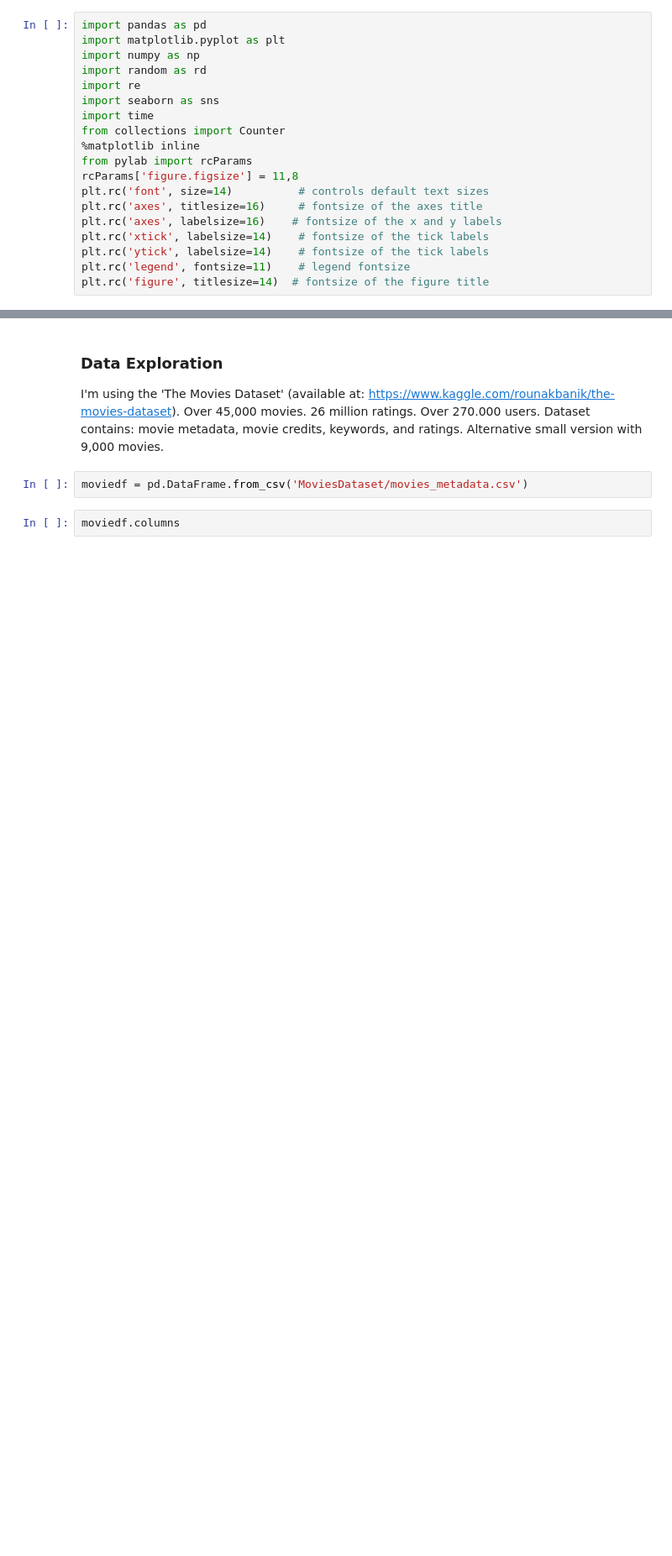
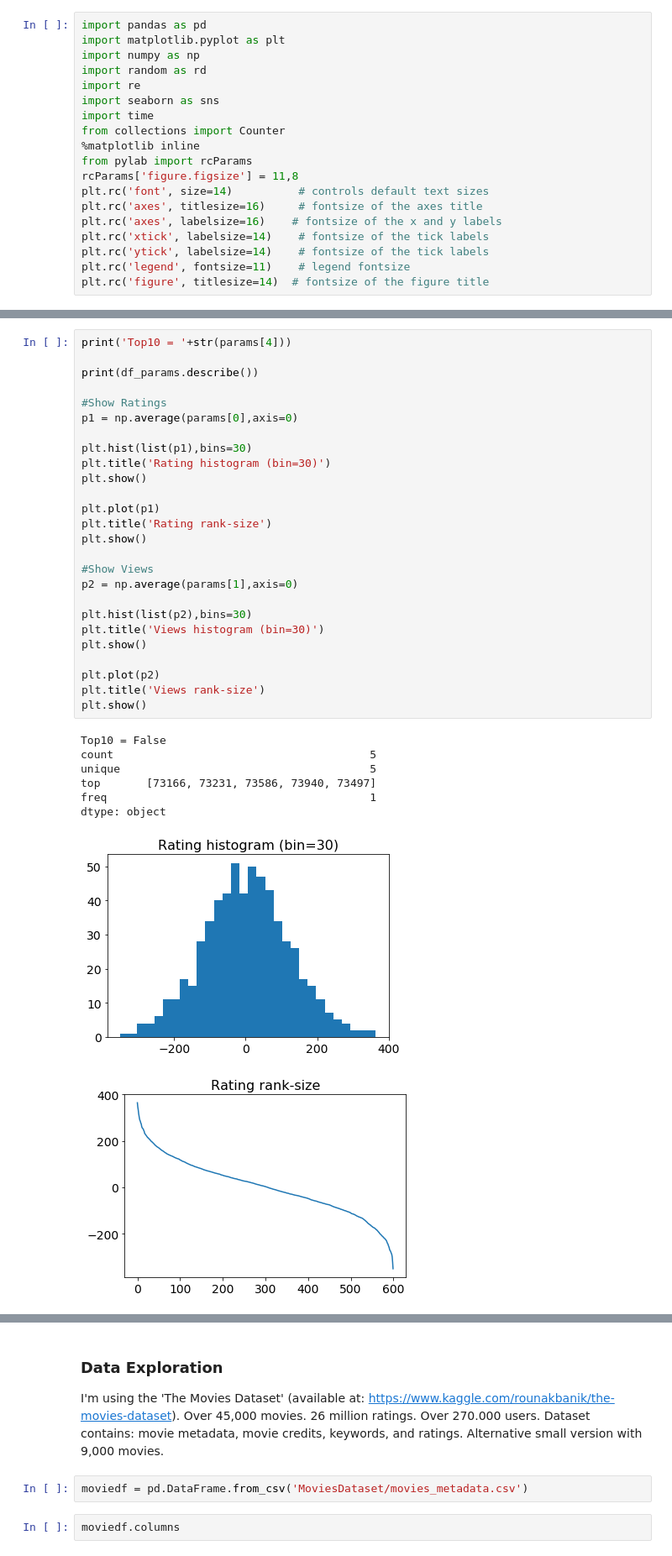
Before and after one commit to Andrelhu/Diversity-on-RecSys, a Jupyter notebook: Basic Model and Data Analysis.ipynb, the cells around one changed output, grey strips where cells are left out. Shown: that part at 84% size. Cells and saved outputs as stored; diff of their text form; blank space fills up the shorter version.

```diff
--- a/Basic Model and Data Analysis.ipynb
+++ b/Basic Model and Data Analysis.ipynb
@@ -110,0 +277,35 @@ M.P_df.head()
+# %%
+print('Top10 = '+str(params[4]))
+
+print(df_params.describe())
+
+#Show Ratings
+p1 = np.average(params[0],axis=0)
+
+plt.hist(list(p1),bins=30)
+plt.title('Rating histogram (bin=30)')
+plt.show()
+
+plt.plot(p1)
+plt.title('Rating rank-size')
+plt.show()
+
+#Show Views
+p2 = np.average(params[1],axis=0)
+
+plt.hist(list(p2),bins=30)
+plt.title('Views histogram (bin=30)')
+plt.show()
+
+plt.plot(p2)
+plt.title('Views rank-size')
+plt.show()
+# %% [output]
+Top10 = False
+count                                       5
+unique                                      5
+top       [73166, 73231, 73586, 73940, 73497]
+freq                                        1
+dtype: object
+[figure, added]
+[figure, added]
```
Also changed, not shown: parts of 33 cells of this notebook, 5 other files.
